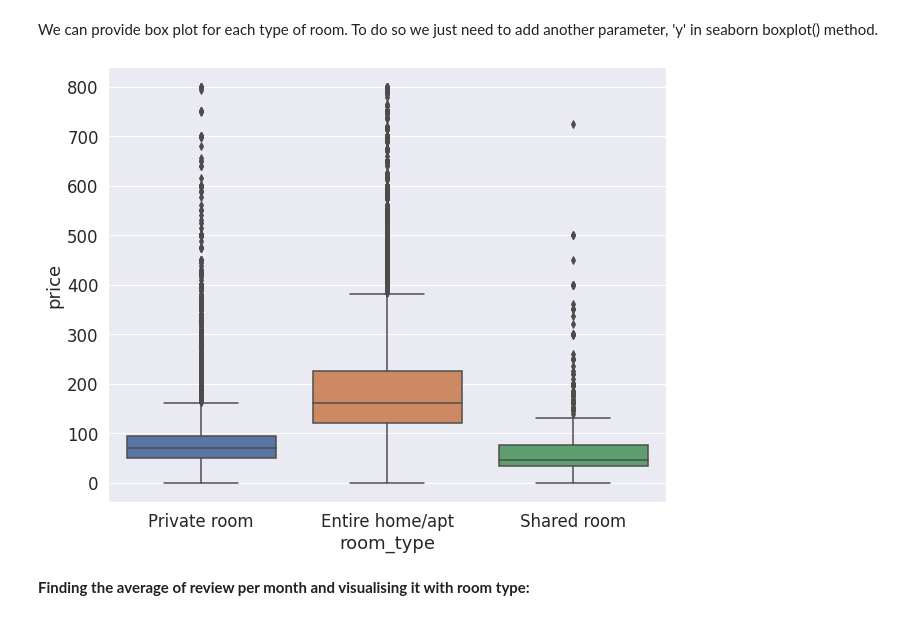
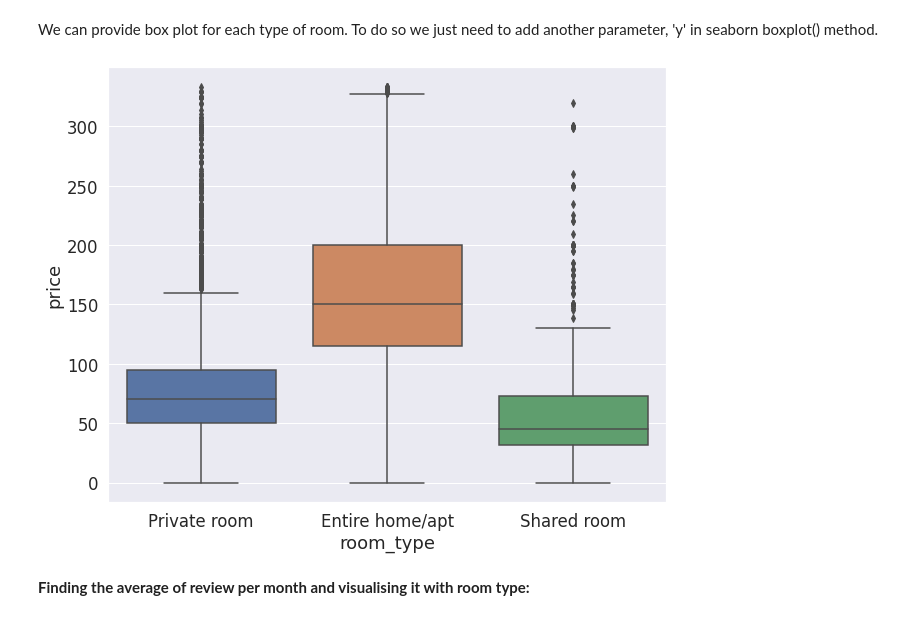
Before and after one commit to MeghanaRanganath98/EDA-data-analysis, a Jupyter notebook: Meghana_R_S__Airbnb_Bookings_Analysis_Capstone_Project.ipynb, the cells around one changed output. Drawn from its saved outputs; the diff is of its cells as text; code cells hidden in the pictures.

```diff
--- a/Meghana_R_S__Airbnb_Bookings_Analysis_Capstone_Project.ipynb
+++ b/Meghana_R_S__Airbnb_Bookings_Analysis_Capstone_Project.ipynb
@@ -337,0 +359,5 @@ plt.rcParams['figure.figsize']=(30,5)
+# %%
+Q1 = np.percentile(df['price'],25,interpolation='midpoint')
+Q3 = np.percentile(df['price'],75,interpolation='midpoint')
+IQR = Q3-Q1
+IQR
@@ -369,0 +403,3 @@ ax = sns.boxplot(x='price',data=price_without_outliers,orient="v")
+# %%
+percentile25 = df['price'].quantile(0.25)
+percentile75 = df['price'].quantile(0.75)
@@ -369,0 +408,5 @@ ax = sns.boxplot(x='price',data=price_without_outliers,orient="v")
+# %%
+upper_limit = percentile75+1.5*IQR
+lower_limit = percentile25-1.5*IQR
+print(upper_limit)
+print(lower_limit)
@@ -369,0 +425,3 @@ ax = sns.boxplot(x='price',data=price_without_outliers,orient="v")
+# %%
+new_df = df[df['price']<upper_limit]
+new_df.shape
@@ -374,10 +447,10 @@ price_without_outliers = df[df.price<800]
 # %%
 sns.set(style='whitegrid')
 #plt.figure(figsize=(7.50,2.50))
 sns.set(rc={'figure.figsize':(10,8)},font_scale=1.5)
-ax = sns.boxplot(y='price',x='room_type',data=price_without_outliers,orient="v")
+ax = sns.boxplot(y='price',x='room_type',data=new_df ,orient="v")
 # %% [output]
-[figure, old version]
+[figure, new version]
 # %% [markdown]
 **Finding the average of review per month and visualising it with room type:**
 # %%
```
Also changed, not shown: parts of 23 cells of this notebook.
